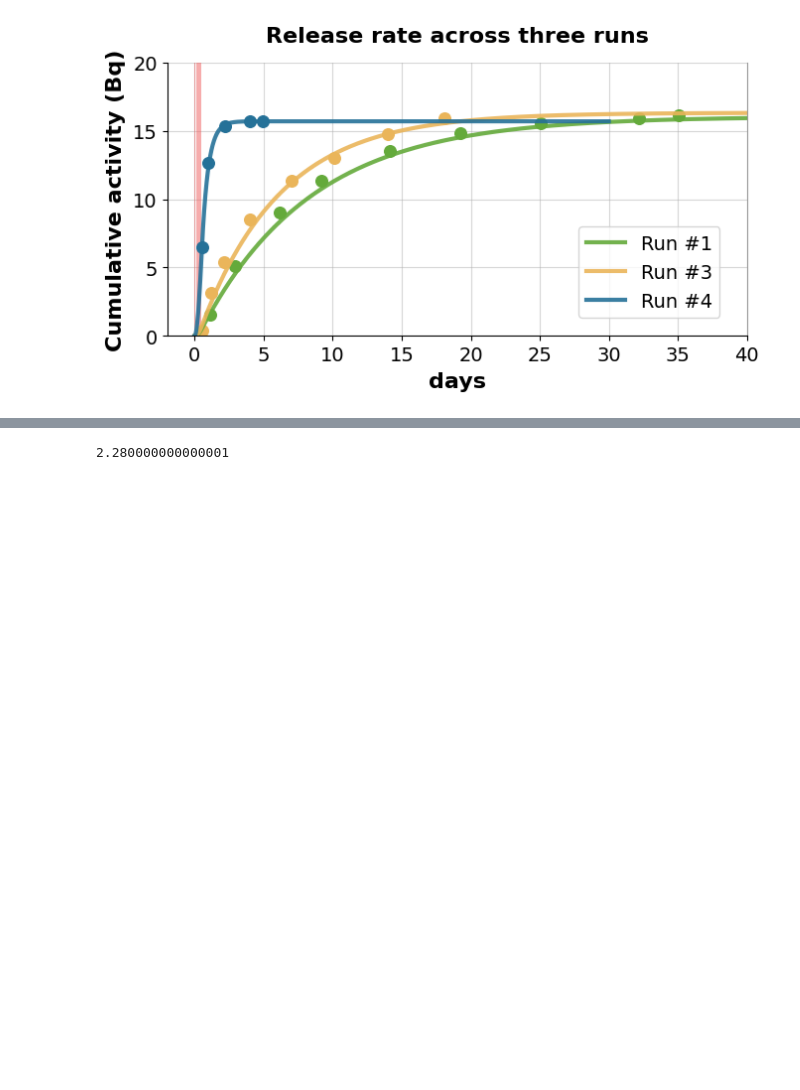
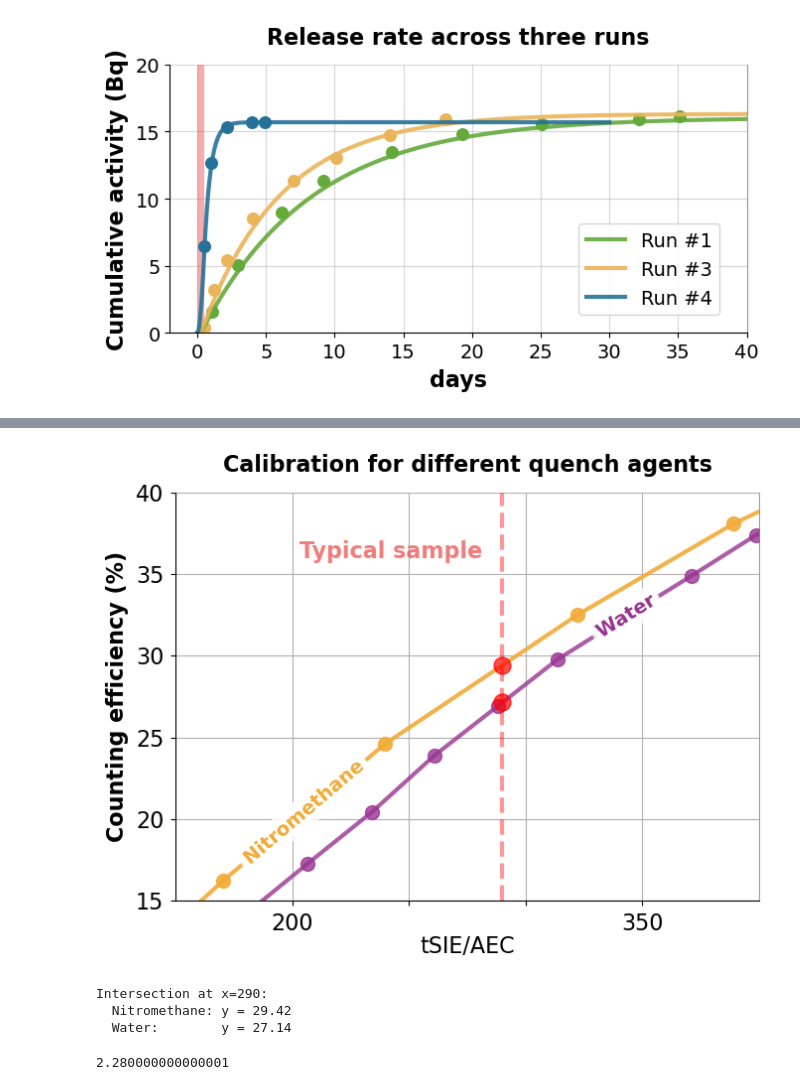
Before and after one commit to veliki-filozof/BABY-1L-run-3, a Jupyter notebook: analysis/tritium/tritium_model_mixrun.ipynb, the cells around one changed output, grey strips where cells are left out. Saved outputs shown, nothing was run; the diff lists cells and outputs as text; code cells hidden in the pictures; blank space fills up the shorter version.

```diff
--- a/analysis/tritium/tritium_model_mixrun.ipynb
+++ b/analysis/tritium/tritium_model_mixrun.ipynb
@@ -898,6 +973,82 @@ print(f"  Water:        y = {y_new_290:.2f}")
 Intersection at x=290:
   Nitromethane: y = 29.42
   Water:        y = 27.14
+# %%
+plt.close('all')
+
+# Interpolate y-values at x = 290
+y_inst_290 = np.interp(290, tSIE_inst, eff_inst)
+y_new_290 = np.interp(290, tSIE_new, eff_new)
+
+# Create figure and axis
+fig, ax = plt.subplots(figsize=(7, 5.5))
+
+# Plot calibration data for both quench agents
+ax.plot(tSIE_inst, eff_inst, marker='o', markersize=10, color="#f2ab38",
+        label="Nitromethane", linewidth=3, alpha=0.9)
+ax.plot(tSIE_new, eff_new, marker='o', markersize=10, color="#993491",
+        label="Water", linewidth=3, alpha=0.8)
+
+# Add vertical dashed line at typical sample position
+ax.axvline(x=290, color='red', linestyle='--', linewidth=3, alpha=0.4)
+
+# Mark intersection points
+ax.scatter(290, y_inst_290, color="red", s=150, zorder=5, alpha=0.7)
+ax.scatter(290, y_new_290, color="red", s=150, zorder=5, alpha=0.7)
+
+# Set title and axis labels
+ax.set_title("Calibration for different quench agents", loc='center',
+             pad=15, fontsize=16, weight='bold')
+ax.set_xlabel("tSIE/AEC", labelpad=0, fontsize=16)
+ax.set_ylabel("Counting efficiency (%)", labelpad=5, fontsize=16, weight='bold')
+
+# Configure plot appearance
+ax.spines['right'].set_visible(True)
+ax.spines['right'].set_color('gray')
+ax.spines['right'].set_alpha(0.8)
+ax.tick_params(axis='both', which='major', pad=5, labelsize=16)
+ax.grid(True)
+ax.set_xlim([150, 400])
+ax.set_ylim([15, 40])
+
+# Show all grid lines but only label x-ticks at 200 and 350
+ax.set_xticks([200, 250, 300, 350], labels=['200', '', '', '350'])
+
+# Add line labels directly on the lines with matching colors
+darker_orange = "#f2ab38"
+darker_purple = "#993491"
+
+# Position labels optimally between neighboring scatter points
+lines = ax.get_lines()[:2]
+colors = [darker_orange, darker_purple]
+xvals = [205, 343]  # Nitromethane: ~205, Water: ~343
+
+for line, color, x in zip(lines, colors, xvals):
+    labelLine(line, x=x, color=color, fontsize=14, fontweight='bold',
+              bbox=dict(boxstyle='round,pad=0.3', facecolor='white',
+                       alpha=0.8, edgecolor='none'), zorder=6)
+
+# Add "Typical sample" label above plot lines
+label_x = 203  # Left of dashed line at x=290
+label_y = 36   # Above the plot lines
+
+ax.text(label_x, label_y, "Typical sample", color=irr_color, alpha=0.8,
+        fontsize=16, weight='bold', zorder=5)
+
+# Save and display figure
+fig.tight_layout()
+fig.savefig("Calibration curves.svg", format="svg", dpi=300, transparent=True)
+plt.show()
+
+# Print intersection values
+print(f"Intersection at x=290:")
+print(f"  Nitromethane: y = {y_inst_290:.2f}")
+print(f"  Water:        y = {y_new_290:.2f}")
+# %% [output]
+[figure, added]
+Intersection at x=290:
+  Nitromethane: y = 29.42
+  Water:        y = 27.14
 # %%
 29.42-27.14
 # %% [output]
```
Also changed, not shown: parts of 16 cells of this notebook.
